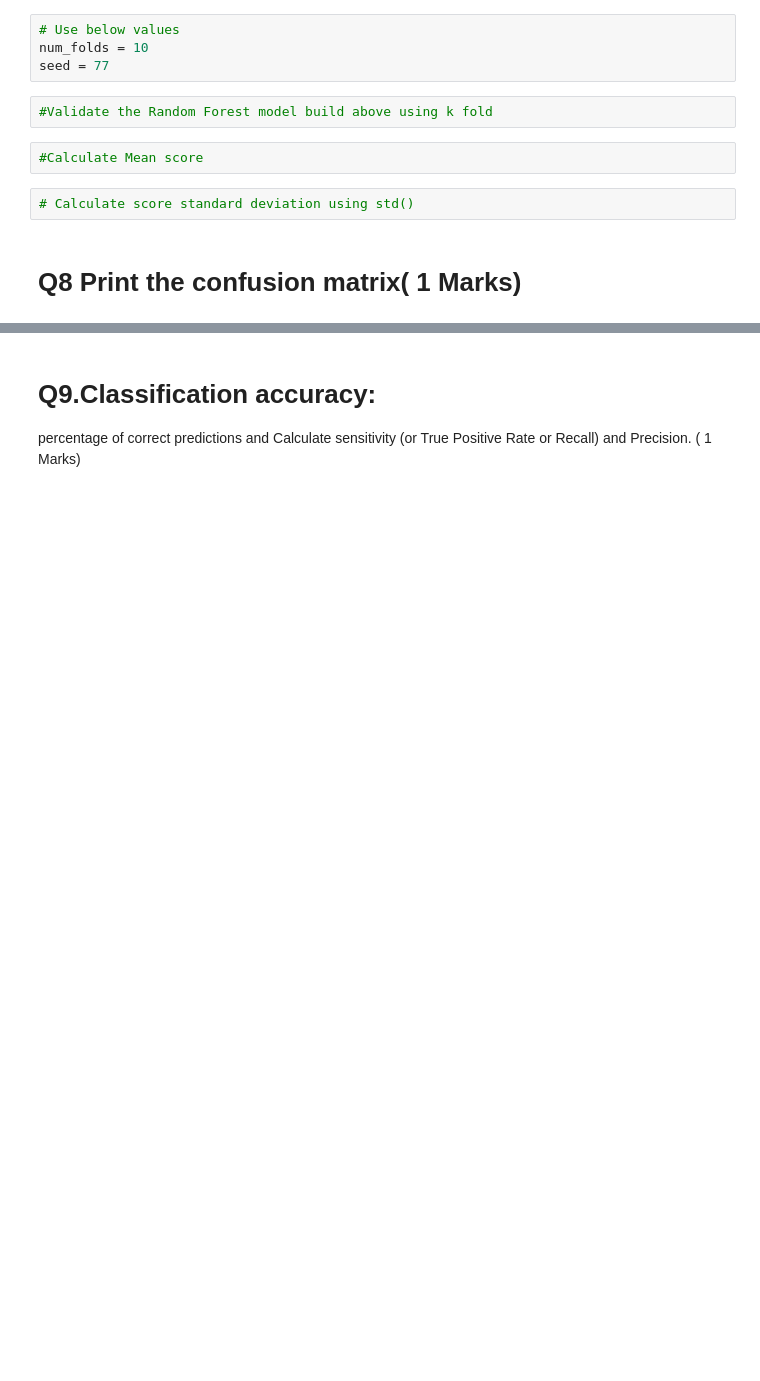
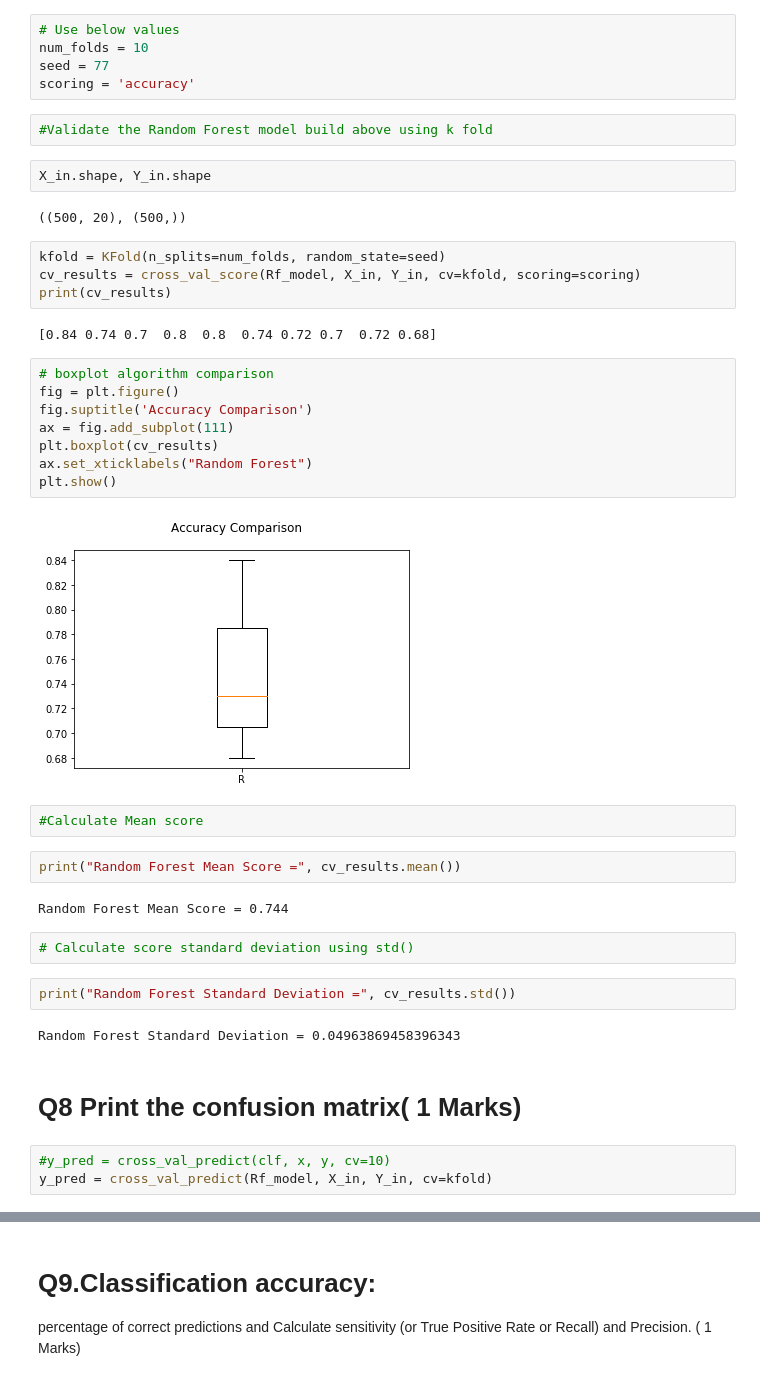
Before and after one commit to GreatLearningAIML1/bangalore-feb-batch-siju-samuel, a Jupyter notebook: R4_Lab_External_ValidationAccuracy/R4_External_Lab_Validation_Accuracy.ipynb, the cells around one changed output, grey strips where cells are left out. Cells and saved outputs as stored; diff of their text form; blank space fills up the shorter version.

```diff
--- a/R4_Lab_External_ValidationAccuracy/R4_External_Lab_Validation_Accuracy.ipynb
+++ b/R4_Lab_External_ValidationAccuracy/R4_External_Lab_Validation_Accuracy.ipynb
@@ -311,11 +312,43 @@ from sklearn.model_selection import cross_val_score
 # Use below values
 num_folds = 10
 seed = 77
+scoring = 'accuracy'
 # %%
 #Validate the Random Forest model build above using k fold
+# %%
+X_in.shape, Y_in.shape
+# %% [output]
+((500, 20), (500,))
+# %%
+kfold = KFold(n_splits=num_folds, random_state=seed)
+cv_results = cross_val_score(Rf_model, X_in, Y_in, cv=kfold, scoring=scoring)
+print(cv_results)
+# %% [output]
+[0.84 0.74 0.7  0.8  0.8  0.74 0.72 0.7  0.72 0.68]
+# %%
+# boxplot algorithm comparison
+fig = plt.figure()
+fig.suptitle('Accuracy Comparison')
+ax = fig.add_subplot(111)
+plt.boxplot(cv_results)
+ax.set_xticklabels("Random Forest")
+plt.show()
+# %% [output]
+[figure, added]
 # %%
 #Calculate Mean score
+# %%
+print("Random Forest Mean Score =", cv_results.mean())
+# %% [output]
+Random Forest Mean Score = 0.744
 # %%
 # Calculate score standard deviation using std()
+# %%
+print("Random Forest Standard Deviation =", cv_results.std())
+# %% [output]
+Random Forest Standard Deviation = 0.04963869458396343
 # %% [markdown]
 # Q8 Print the confusion matrix( 1 Marks)
+# %%
+#y_pred = cross_val_predict(clf, x, y, cv=10)
+y_pred = cross_val_predict(Rf_model, X_in, Y_in, cv=kfold)
```
Also changed, not shown: parts of 10 cells of this notebook.
